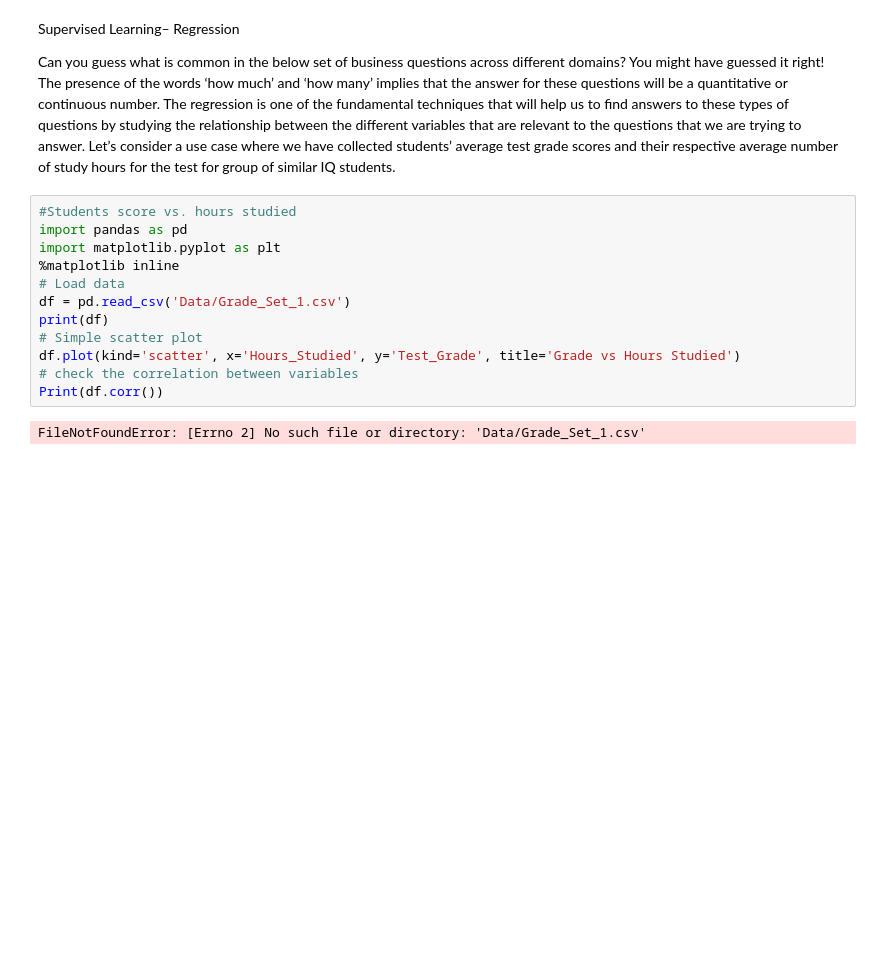
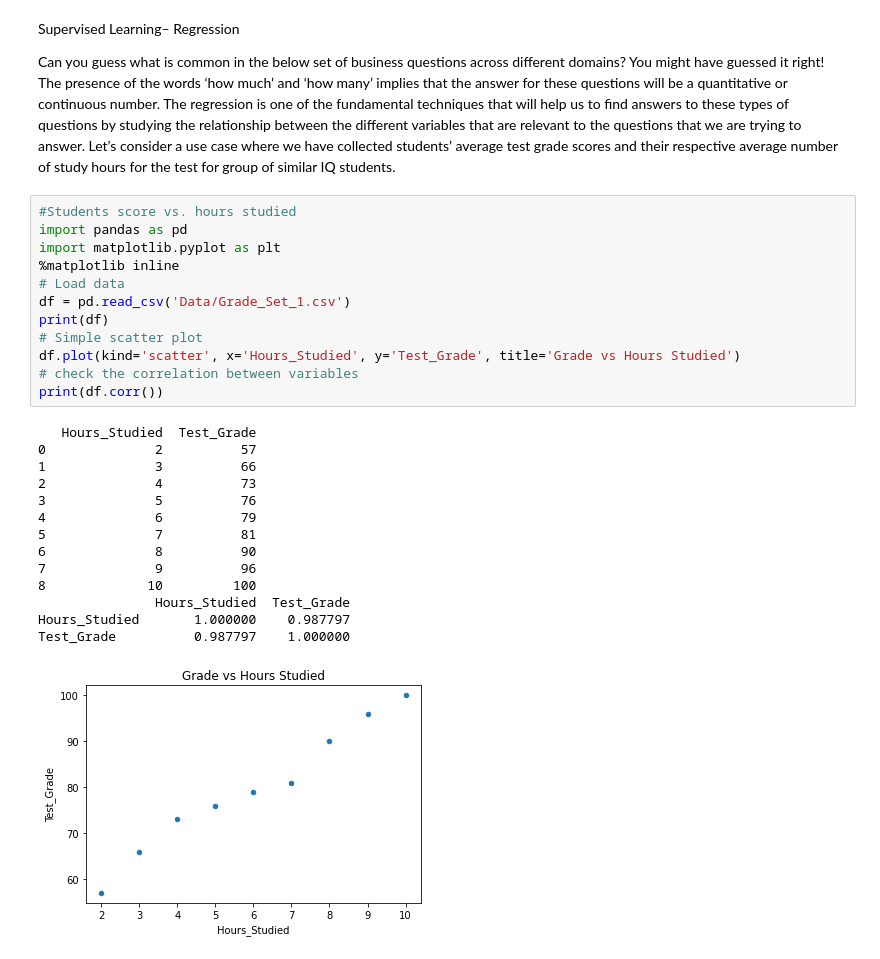
Before and after one commit to BartTho/MijnDeepLearning, a Jupyter notebook: Scales.ipynb, the cells around one changed output. Drawn from its saved outputs; the diff is of its cells as text; blank space fills up the shorter version.

```diff
--- a/Scales.ipynb
+++ b/Scales.ipynb
@@ -251,14 +251,27 @@ Let’s consider a use case where we have collected students’ average test gra
 # %%
 #Students score vs. hours studied
 import pandas as pd
 import matplotlib.pyplot as plt
 %matplotlib inline
 # Load data
 df = pd.read_csv('Data/Grade_Set_1.csv')
 print(df)
 # Simple scatter plot
 df.plot(kind='scatter', x='Hours_Studied', y='Test_Grade', title='Grade vs Hours Studied')
 # check the correlation between variables
-Print(df.corr())
+print(df.corr())
 # %% [output]
-FileNotFoundError: [Errno 2] No such file or directory: 'Data/Grade_Set_1.csv'
+   Hours_Studied  Test_Grade
+0              2          57
+1              3          66
+2              4          73
+3              5          76
+4              6          79
+5              7          81
+6              8          90
+7              9          96
+8             10         100
+               Hours_Studied  Test_Grade
+Hours_Studied       1.000000    0.987797
+Test_Grade          0.987797    1.000000
+[figure, added]
```
Also changed, not shown: 8 other files.
